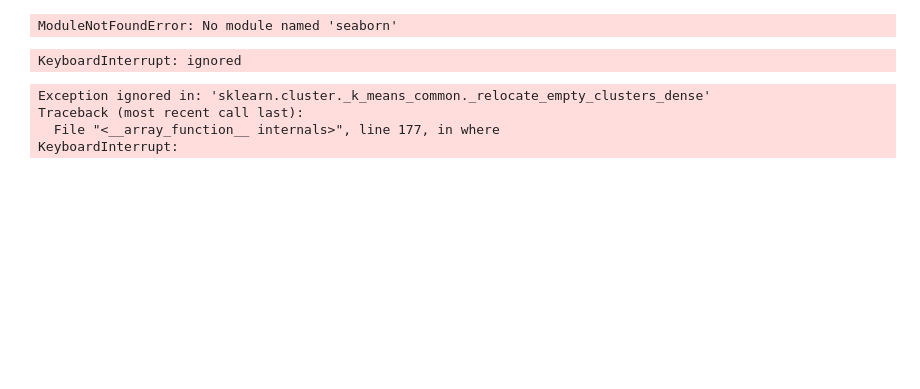
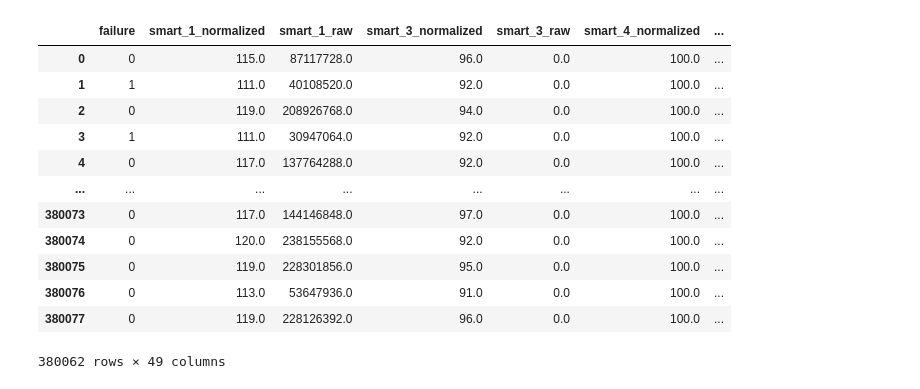
Before and after one commit to sajjad-14/Machine_Learning, a Jupyter notebook: ML_9to10Lab_21180.ipynb, the cells around one changed output. Cells and saved outputs as stored; diff of their text form; code cells hidden in the pictures; blank space fills up the shorter version.

```diff
--- a/ML_9to10Lab_21180.ipynb
+++ b/ML_9to10Lab_21180.ipynb
@@ -1,54 +0,0 @@
-# %%
-import pandas as pd
-import numpy as np
-from sklearn.cluster import KMeans
-from sklearn.decomposition import PCA
-from sklearn.preprocessing import StandardScaler
-from sklearn.feature_selection import SequentialFeatureSelector
-from sklearn.model_selection import train_test_split
-from sklearn.metrics import accuracy_score
-from sklearn.cluster import AgglomerativeClustering
-from scipy.cluster.hierarchy import dendrogram, linkage
-import matplotlib.pyplot as plt
-import seaborn as sns
-
-dataset = pd.read_csv('hdddata.csv')
-X = dataset.drop('failure', axis=1)
-y = dataset['failure']
-X.fillna(X.mean(), inplace=True)
-# A1. Merge train and test sets and remove class labels
-#merged_data = pd.concat([train_data, test_data], axis=0, ignore_index=True)
-#X = merged_data.drop('failure', axis=1)
-# %% [output]
-ModuleNotFoundError: No module named 'seaborn'
-# %%
-# A2. Determine the ideal k value using the elbow method
-distortions = []
-K_range = range(1, 32)
-
-for k in K_range:
-    kmeans = KMeans(n_clusters=k, n_init=5, max_iter=300, random_state=42)  # Adjust other parameters for speed
-    kmeans.fit(X)
-    distortions.append(kmeans.inertia_)
-
-# Parallelize the computation using n_jobs
-# This will use all available CPU cores
-# Adjust n_jobs based on the number of cores you want to use
-# Set to -1 to use all available cores
-with Parallel(n_jobs=-1):
-    kmeans = KMeans(n_clusters=k, n_init=5, max_iter=300, random_state=42)  # Adjust other parameters for speed
-    kmeans.fit(X)
-    distortions.append(kmeans.inertia_)
-
-plt.figure(figsize=(10, 6))
-plt.plot(K_range, distortions, marker='o')
-plt.title('Elbow Method for Optimal k')
-plt.xlabel('Number of Clusters (k)')
-plt.ylabel('Average Euclidean Distance from Cluster Center')
-plt.show()
-# %% [output]
-KeyboardInterrupt: ignored
-Exception ignored in: 'sklearn.cluster._k_means_common._relocate_empty_clusters_dense'
-Traceback (most recent call last):
-  File "<__array_function__ internals>", line 177, in where
-KeyboardInterrupt:
@@ -67,0 +20,24 @@ optimal_features = list(X.columns[list(sfs.k_feature_idx_)])
+# %%
+#Importing the dataset
+data = pd.read_csv('hdddata.csv')
+#Removing null values
+data.dropna(axis=0, inplace=True)
+data.dropna(axis=1, inplace=True)
+features=data.iloc[:,1:49:2]
+data
+y=data['failure']
+data
+# %% [output]
+|  | failure | smart_1_normalized | smart_1_raw | smart_3_normalized | smart_3_raw | smart_4_normalized | ... |
+| 0 | 0 | 115.0 | 87117728.0 | 96.0 | 0.0 | 100.0 | ... |
+| 1 | 1 | 111.0 | 40108520.0 | 92.0 | 0.0 | 100.0 | ... |
+| 2 | 0 | 119.0 | 208926768.0 | 94.0 | 0.0 | 100.0 | ... |
+| 3 | 1 | 111.0 | 30947064.0 | 92.0 | 0.0 | 100.0 | ... |
+| 4 | 0 | 117.0 | 137764288.0 | 92.0 | 0.0 | 100.0 | ... |
+| ... | ... | ... | ... | ... | ... | ... | ... |
+| 380073 | 0 | 117.0 | 144146848.0 | 97.0 | 0.0 | 100.0 | ... |
+| 380074 | 0 | 120.0 | 238155568.0 | 92.0 | 0.0 | 100.0 | ... |
+| 380075 | 0 | 119.0 | 228301856.0 | 95.0 | 0.0 | 100.0 | ... |
+| 380076 | 0 | 113.0 | 53647936.0 | 91.0 | 0.0 | 100.0 | ... |
+| 380077 | 0 | 119.0 | 228126392.0 | 96.0 | 0.0 | 100.0 | ... |
+380062 rows × 49 columns
```
Also changed, not shown: parts of 12 cells of this notebook.
